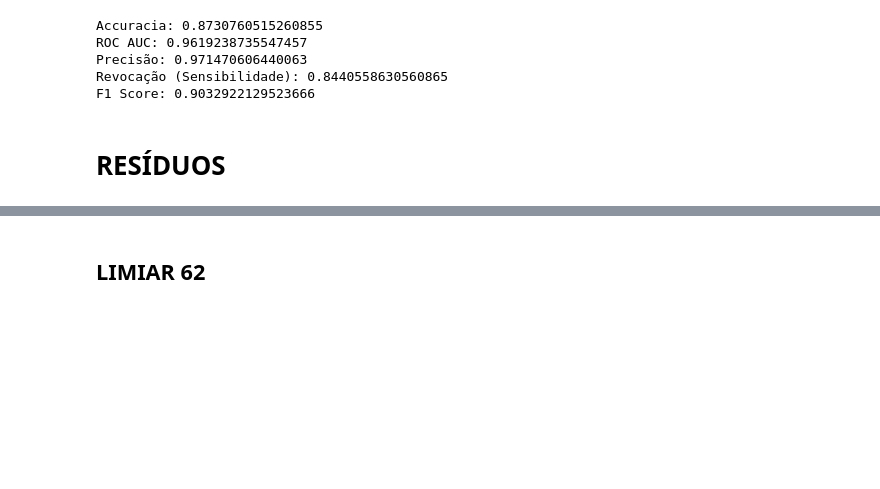
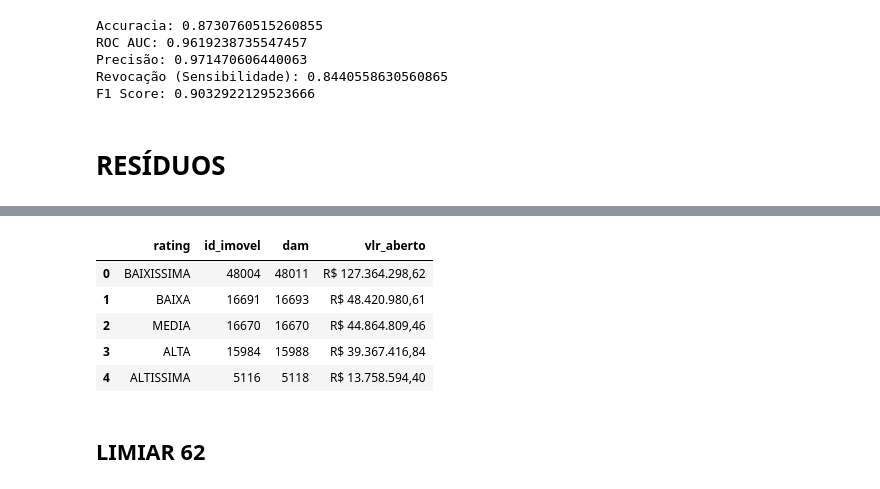
Before and after one commit to LanCarv/divida_ativa, a Jupyter notebook: regressao_iptu copy.ipynb, the cells around one changed output, grey strips where cells are left out. Cells and saved outputs as stored; diff of their text form; code cells hidden in the pictures; blank space fills up the shorter version.

```diff
--- a/regressao_iptu copy.ipynb
+++ b/regressao_iptu copy.ipynb
@@ -3068,3 +3085,25 @@ aberto.select_dtypes(include='object').describe()
+# %%
+limiar62 = aberto.groupby(['rating']).agg({
+    'id_imovel': 'nunique',
+    'dam': 'nunique',
+    'vlr_aberto': 'sum'
+}).reset_index()
+
+order = ['BAIXISSIMA', 'BAIXA', 'MEDIA', 'ALTA', 'ALTISSIMA']
+limiar62['rating'] = pd.Categorical(limiar62['rating'], categories=order, ordered=True)
+
+limiar62 = limiar62.sort_values(by='rating')
+limiar62.reset_index(drop=True, inplace=True)
+
+limiar62['vlr_aberto'] = limiar62['vlr_aberto'].apply(formatar_moeda)
+limiar62
+# %% [output]
+|  | rating | id_imovel | dam | vlr_aberto |
+| 0 | BAIXISSIMA | 48004 | 48011 | R$ 127.364.298,62 |
+| 1 | BAIXA | 16691 | 16693 | R$ 48.420.980,61 |
+| 2 | MEDIA | 16670 | 16670 | R$ 44.864.809,46 |
+| 3 | ALTA | 15984 | 15988 | R$ 39.367.416,84 |
+| 4 | ALTISSIMA | 5116 | 5118 | R$ 13.758.594,40 |
 # %% [markdown]
 ## LIMIAR 62
 # %% [markdown]
```
Also changed, not shown: parts of 9 cells of this notebook.
